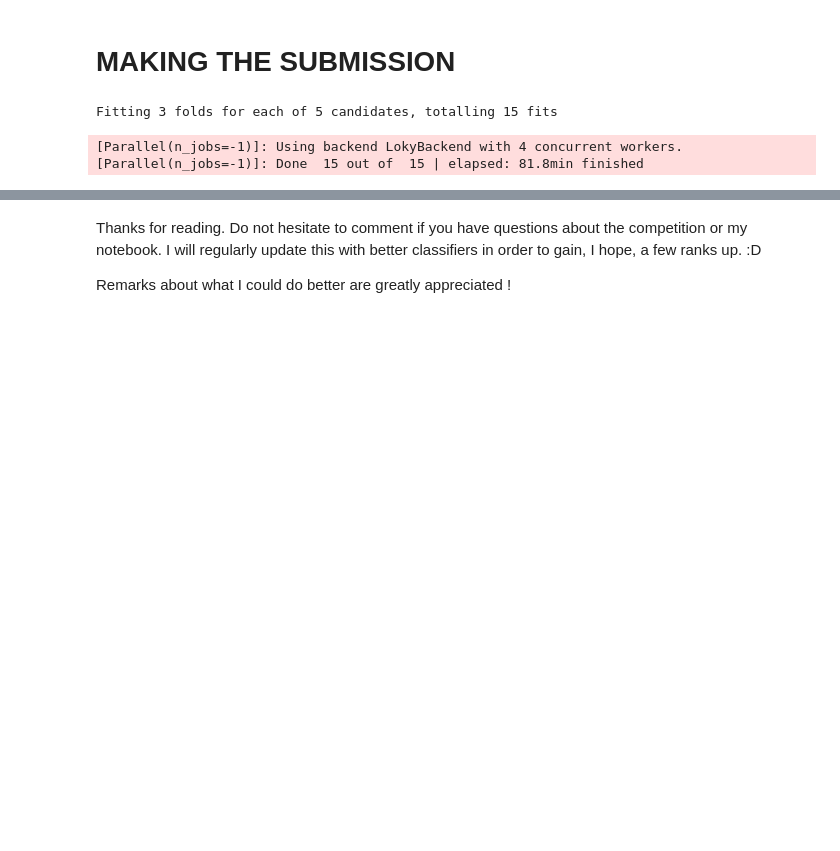
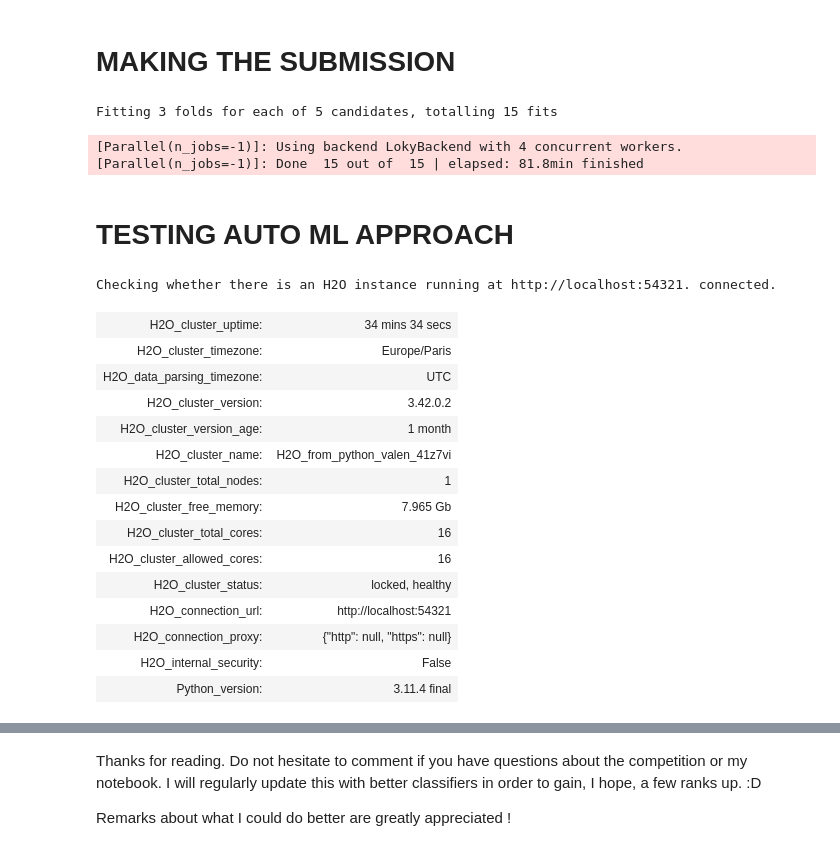
Before and after one commit to vdwow/data-science-competitions, a Jupyter notebook: DrivenData - Nepalese earthquake damages prediction/notebook.ipynb, the cells around one changed output, grey strips where cells are left out. Saved outputs shown, nothing was run; the diff lists cells and outputs as text; code cells hidden in the pictures; blank space fills up the shorter version.

```diff
--- a/DrivenData - Nepalese earthquake damages prediction/notebook.ipynb
+++ b/DrivenData - Nepalese earthquake damages prediction/notebook.ipynb
@@ -520,3 +520,5 @@ make_submission(test, xgb_gs)
 Fitting 3 folds for each of 5 candidates, totalling 15 fits
 [Parallel(n_jobs=-1)]: Using backend LokyBackend with 4 concurrent workers.
 [Parallel(n_jobs=-1)]: Done  15 out of  15 | elapsed: 81.8min finished
+# %% [markdown]
+# TESTING AUTO ML APPROACH
@@ -522,0 +528,19 @@ Fitting 3 folds for each of 5 candidates, totalling 15 fits
+# %%
+h2o.init()
+# %% [output]
+Checking whether there is an H2O instance running at http://localhost:54321. connected.
+| H2O_cluster_uptime: | 34 mins 34 secs |
+| H2O_cluster_timezone: | Europe/Paris |
+| H2O_data_parsing_timezone: | UTC |
+| H2O_cluster_version: | 3.42.0.2 |
+| H2O_cluster_version_age: | 1 month |
+| H2O_cluster_name: | H2O_from_python_valen_41z7vi |
+| H2O_cluster_total_nodes: | 1 |
+| H2O_cluster_free_memory: | 7.965 Gb |
+| H2O_cluster_total_cores: | 16 |
+| H2O_cluster_allowed_cores: | 16 |
+| H2O_cluster_status: | locked, healthy |
+| H2O_connection_url: | http://localhost:54321 |
+| H2O_connection_proxy: | {"http": null, "https": null} |
+| H2O_internal_security: | False |
+| Python_version: | 3.11.4 final |
```
Also changed, not shown: parts of 9 cells of this notebook, 1 other file.
